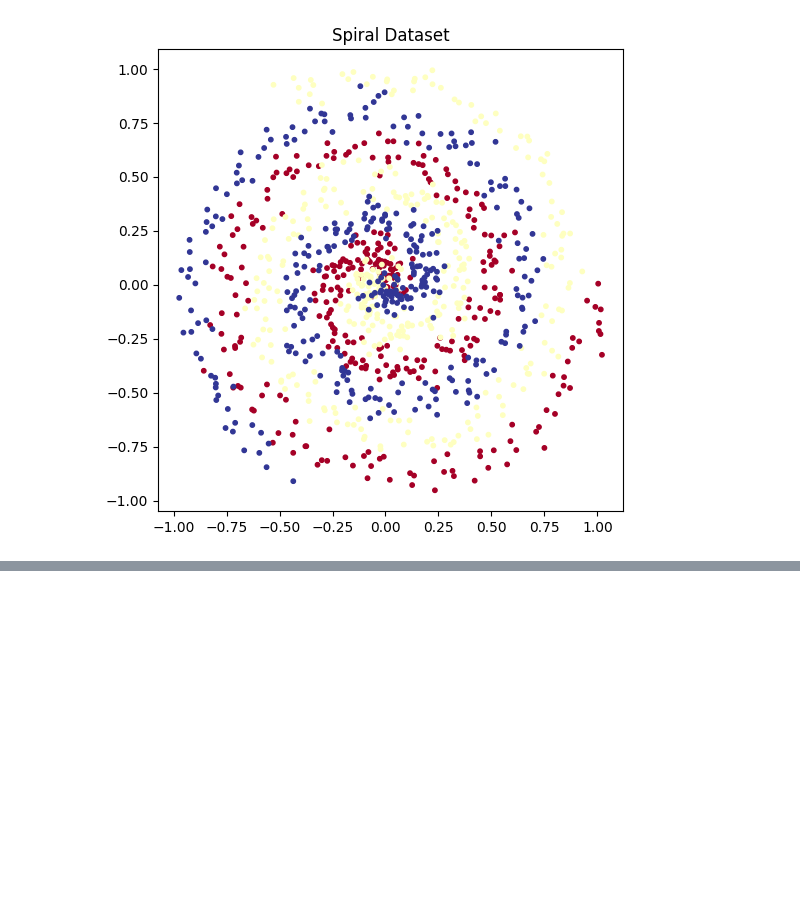
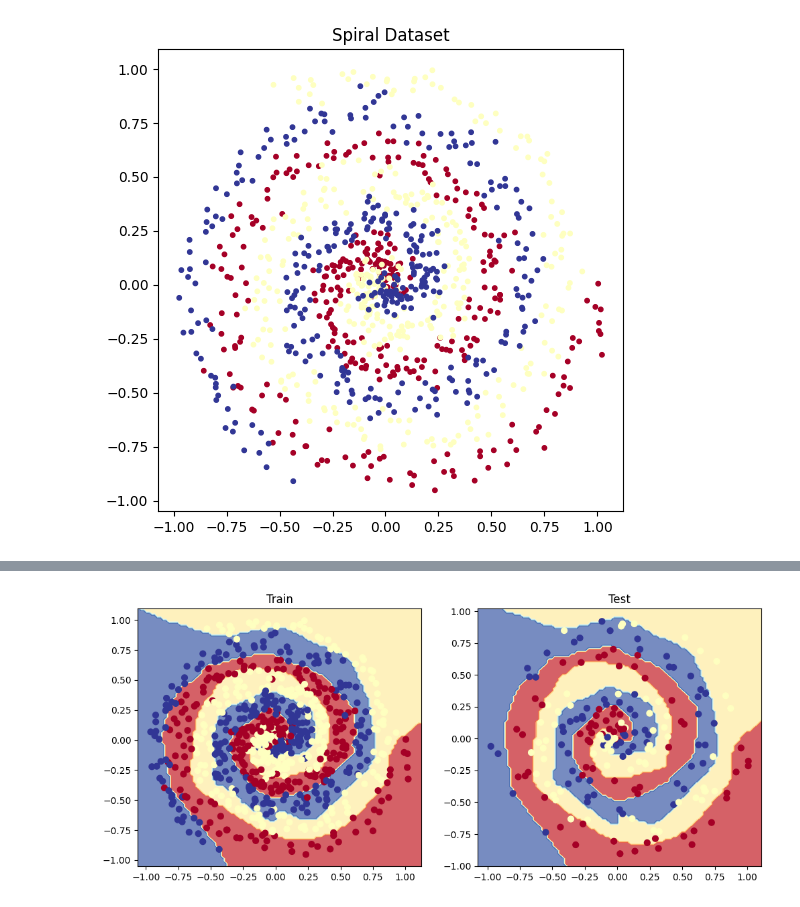
Before and after one commit to MD2001/Pytorch_Bignnier, a Jupyter notebook: Classification_part2_self_learning.ipynb, the cells around one changed output, grey strips where cells are left out. Drawn from its saved outputs; the diff is of its cells as text; code cells hidden in the pictures; blank space fills up the shorter version.

```diff
--- a/Classification_part2_self_learning.ipynb
+++ b/Classification_part2_self_learning.ipynb
@@ -41,8 +41,8 @@ plt.show()
 # %% [output]
 [figure]
 # %%
-x=torch.tensor(X)
-y=torch.tensor(y)
+x=torch.tensor(X, dtype=torch.float32)
+y=torch.tensor(y, dtype=torch.long)
 x[:5],y[:5]
 # %% [output]
 (tensor([[ 0.0248, -0.0339],
@@ -75,0 +88,5 @@ x_train[:5],y_train[:5]
+# %%
+model = SpiralModel().to(device)
+loss_fn = nn.CrossEntropyLoss()
+optimizer = torch.optim.Adam(model.parameters(), lr=0.01)
+model
@@ -75,0 +111,17 @@ x_train[:5],y_train[:5]
+# %%
+epochs =1000
+
+for epoch in range(epochs):
+    model.train()
+    y_pred = model(x_train)
+    loss = loss_fn(y_pred, y_train)
+    optimizer.zero_grad()
+    loss.backward()
+    optimizer.step()
+    if epoch % 200 == 0:
+        print(f"Epoch {epoch} | Loss: {loss.item():.4f} | Accuracy: {(y_pred.argmax(dim=1) == y_train).float().mean().item():.4f}")
+model.eval()
+with torch.inference_mode():
+    test_pred = model(x_test)
+    test_acc = (test_pred.argmax(dim=1) == y_test).float().mean().item()
+    print(f"Test Accuracy: {test_acc:.4f}")
@@ -75,0 +135,12 @@ x_train[:5],y_train[:5]
+# %%
+from helper_functions import plot_decision_boundary
+
+plt.figure(figsize=(12, 5))
+plt.subplot(1, 2, 1)
+plt.title("Train")
+plot_decision_boundary(model, x_train, y_train)
+plt.subplot(1, 2, 2)
+plt.title("Test")
+plot_decision_boundary(model, x_test, y_test)
+# %% [output]
+[figure, added]
```
Also changed, not shown: parts of 6 cells of this notebook.
